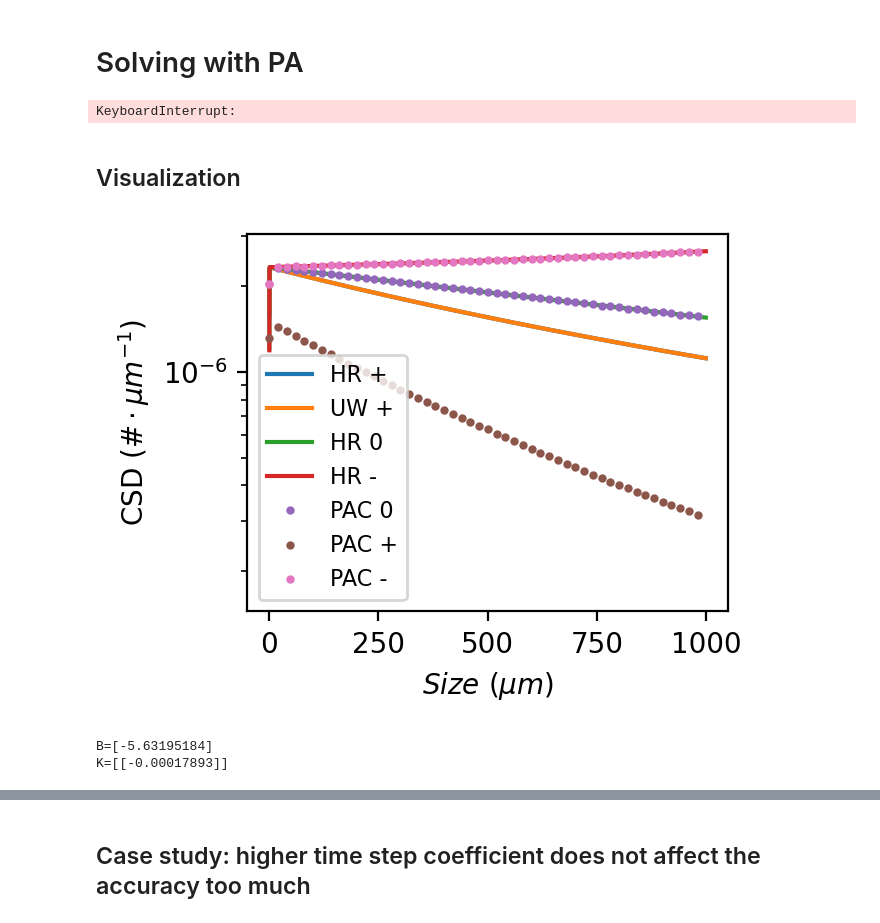
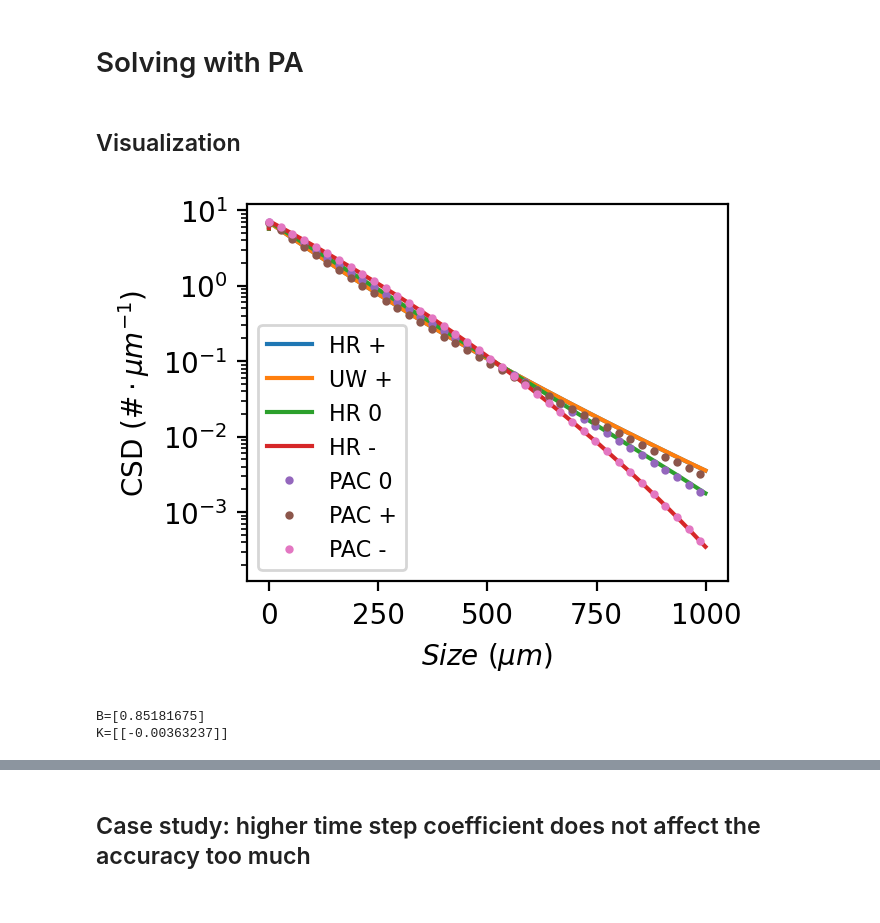
Before and after one commit to wuyuanyi135/Population_array_demonstration_code, a Jupyter notebook: concentration dependent growth continuous.ipynb, the cells around one changed output, grey strips where cells are left out. Cells and saved outputs as stored; diff of their text form; code cells hidden in the pictures.

```diff
--- a/concentration dependent growth continuous.ipynb
+++ b/concentration dependent growth continuous.ipynb
@@ -58,12 +62,11 @@ v_init = trapz(n_init * L_centers ** 3, L_centers)
 # %%
 growth_fcn = hr_grid_forward_step_size_dependent_1d
 residence_time = 100
-t_total = 3000
-T = 25
-time_step_scale = 0.5
+t_total = residence_time * 15
+T = 27
+time_step_scale = 0.2
 
 dt_max = 1
-beta = 0.01
 # %% [markdown]
 # Solving with grid method
 # %%
@@ -194,11 +209,9 @@ while t < t_total:
 pbar.close()
-# %%
-pac_indep = single_stage_simulation_pac(0., time_step_scale * 3)
-pac_neg = single_stage_simulation_pac(-0.0005, time_step_scale * 3)
-# %% [output]
-KeyboardInterrupt:
 # %%
 pac_pos = single_stage_simulation_pac(0.0005, time_step_scale)
+# %%
+pac_indep = single_stage_simulation_pac(0., time_step_scale)
+pac_neg = single_stage_simulation_pac(-0.0005, time_step_scale)
 # %% [markdown]
 ## Visualization
 # %%
@@ -216,37 +229,38 @@ def get_kde_xy(N, grid, bw=2.0, kernel="epa", filter_range=None):
     y = kde.evaluate(grid)
     y = y*2* N[:, -1].sum()
     idx = x > 0
     x = x[idx]
     y = y[idx]
     return x, y
 
 plot_range = 1000
 grid_point = np.linspace(-plot_range, plot_range, 3000)
 pac_indep_x, pac_indep_y = get_kde_xy(pac_indep[-1], grid_point, filter_range=plot_range)
 pac_neg_x, pac_neg_y = get_kde_xy(pac_neg[-1], grid_point, filter_range=plot_range)
 pac_pos_x, pac_pos_y = get_kde_xy(pac_pos[-1], grid_point, filter_range=plot_range)
 
 fig, ax = plt.subplots(figsize=(3.1, 2.5), dpi=200)
 
 lim = L_centers < plot_range
 
 ax.plot(L_centers[lim], n_hr[lim], label="HR +")
 ax.plot(L_centers[lim], n_uw[lim], label="UW +")
 ax.plot(L_centers[lim], n_hr_ind[lim], label="HR 0")
 ax.plot(L_centers[lim], n_hr_neg[lim], label="HR -")
 
 ms = 4
-ax.plot(pac_indep_x, pac_indep_y, ".", ms=ms, label="PAC 0", markevery=30)
-ax.plot(pac_pos_x, pac_pos_y, ".", ms=ms, label="PAC +", markevery=30)
-ax.plot(pac_neg_x, pac_neg_y, ".", ms=ms, label="PAC -", markevery=30)
+me = 40
+ax.plot(pac_indep_x, pac_indep_y, ".", ms=ms, label="PAC 0", markevery=me)
+ax.plot(pac_pos_x, pac_pos_y, ".", ms=ms, label="PAC +", markevery=me)
+ax.plot(pac_neg_x, pac_neg_y, ".", ms=ms, label="PAC -", markevery=me)
 # ax.plot(centers, nd, ".", markevery=1)
 ax.set_xlabel("$Size\ (\mu m)$")
 ax.set_ylabel("CSD $(\#\cdot \mu m^{-1})$")
 ax.legend(fontsize=8)
 # ax.set_xscale("log")
 ax.set_yscale("log")
 # %% [output]
-[figure, old version]
+[figure, new version]
 # %%
 save_fig(fig, "continuous_final_csd")
 # %%
@@ -256,8 +270,8 @@ model.fit(pac_indep_x.reshape(-1, 1), np.log10(pac_indep_y.reshape(-1, 1)))
 print(f"B={model.intercept_}")
 print(f"K={model.coef_}")
 # %% [output]
-B=[-5.63195184]
-K=[[-0.00017893]]
+B=[0.85181675]
+K=[[-0.00363237]]
 # %%
 fig, ax = plt.subplots(figsize=(3.1, 2.5), dpi=200)
 
```
Also changed, not shown: parts of 5 cells of this notebook, 1 other file.
